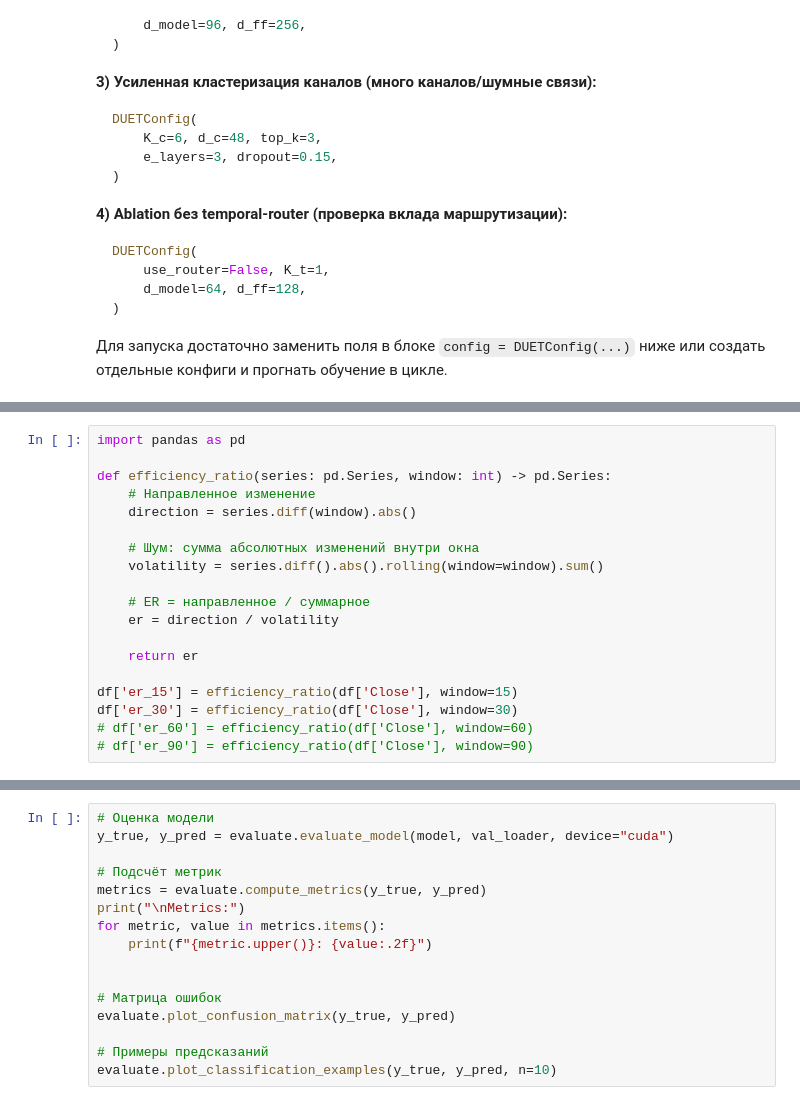
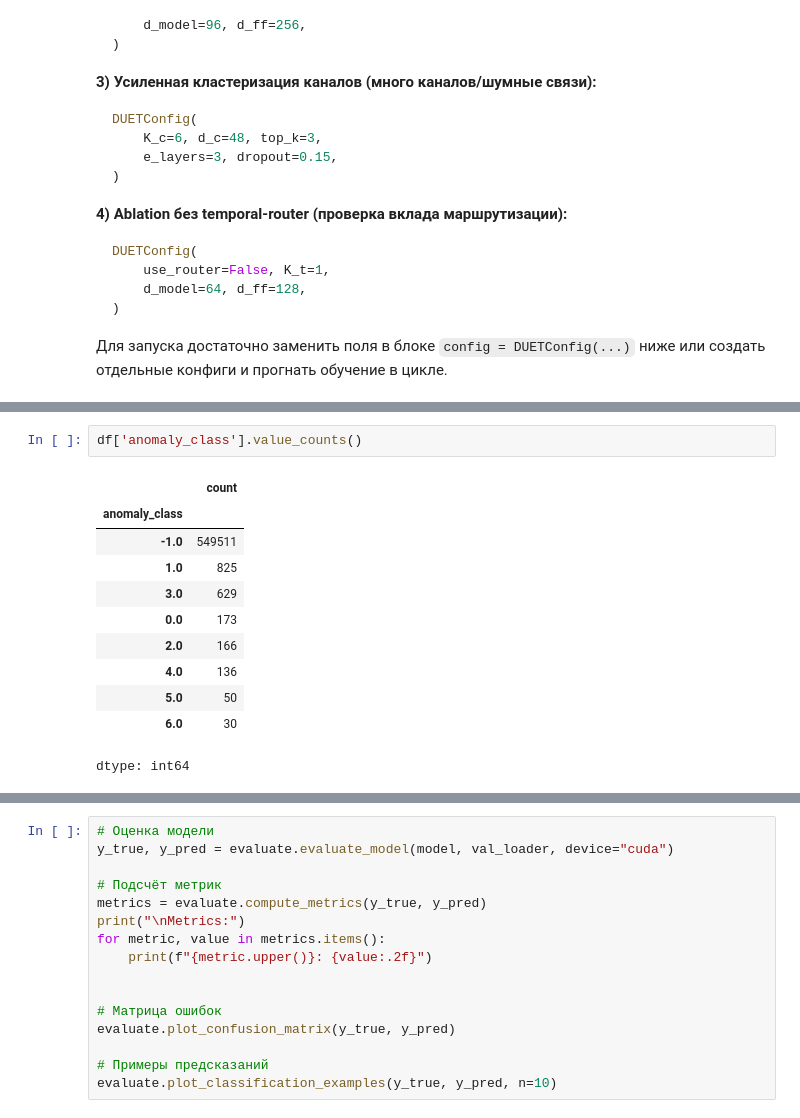
Before and after one commit to SIA86/-DUET, a Jupyter notebook: duet_class/DUET_classification.ipynb, the cells around one changed output, grey strips where cells are left out. Cells and saved outputs as stored; diff of their text form.

```diff
--- a/duet_class/DUET_classification.ipynb
+++ b/duet_class/DUET_classification.ipynb
@@ -174,19 +171,0 @@ df, _ = preparer.prepare(df, ensure_ohlcv=True)
-# %%
-import pandas as pd
-
-def efficiency_ratio(series: pd.Series, window: int) -> pd.Series:
-    # Направленное изменение
-    direction = series.diff(window).abs()
-
-    # Шум: сумма абсолютных изменений внутри окна
-    volatility = series.diff().abs().rolling(window=window).sum()
-
-    # ER = направленное / суммарное
-    er = direction / volatility
-
-    return er
-
-df['er_15'] = efficiency_ratio(df['Close'], window=15)
-df['er_30'] = efficiency_ratio(df['Close'], window=30)
-# df['er_60'] = efficiency_ratio(df['Close'], window=60)
-# df['er_90'] = efficiency_ratio(df['Close'], window=90)
@@ -193,2 +203,16 @@ df['er_30'] = efficiency_ratio(df['Close'], window=30)
+# %%
+df['anomaly_class'].value_counts()
+# %% [output]
+|  | count |
+| anomaly_class |  |
+| -1.0 | 549511 |
+| 1.0 | 825 |
+| 3.0 | 629 |
+| 0.0 | 173 |
+| 2.0 | 166 |
+| 4.0 | 136 |
+| 5.0 | 50 |
+| 6.0 | 30 |
+dtype: int64
 # %%
 # --- 1. Предобработка данных ---
```
Also changed, not shown: parts of 10 cells of this notebook, 1 other file.
